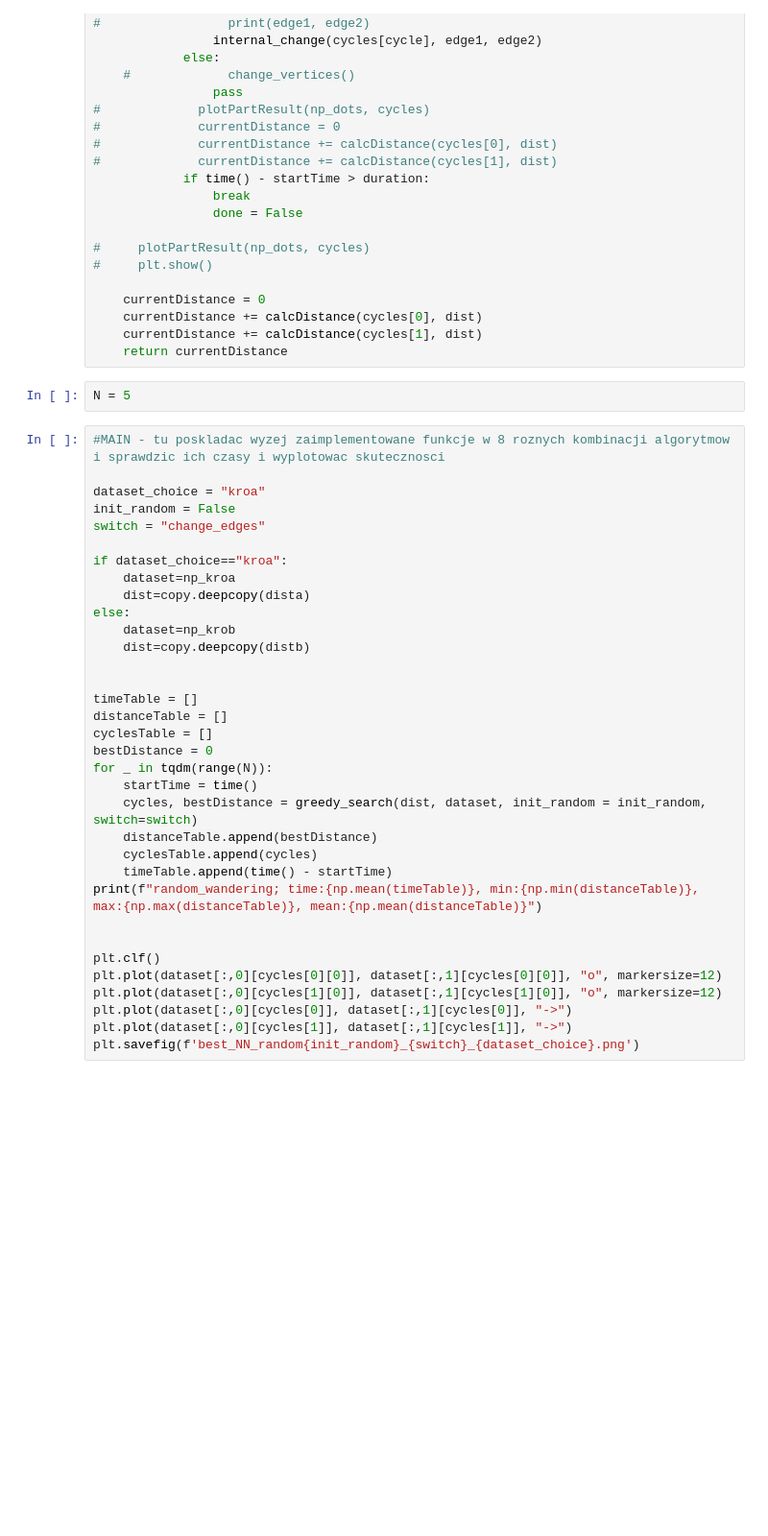
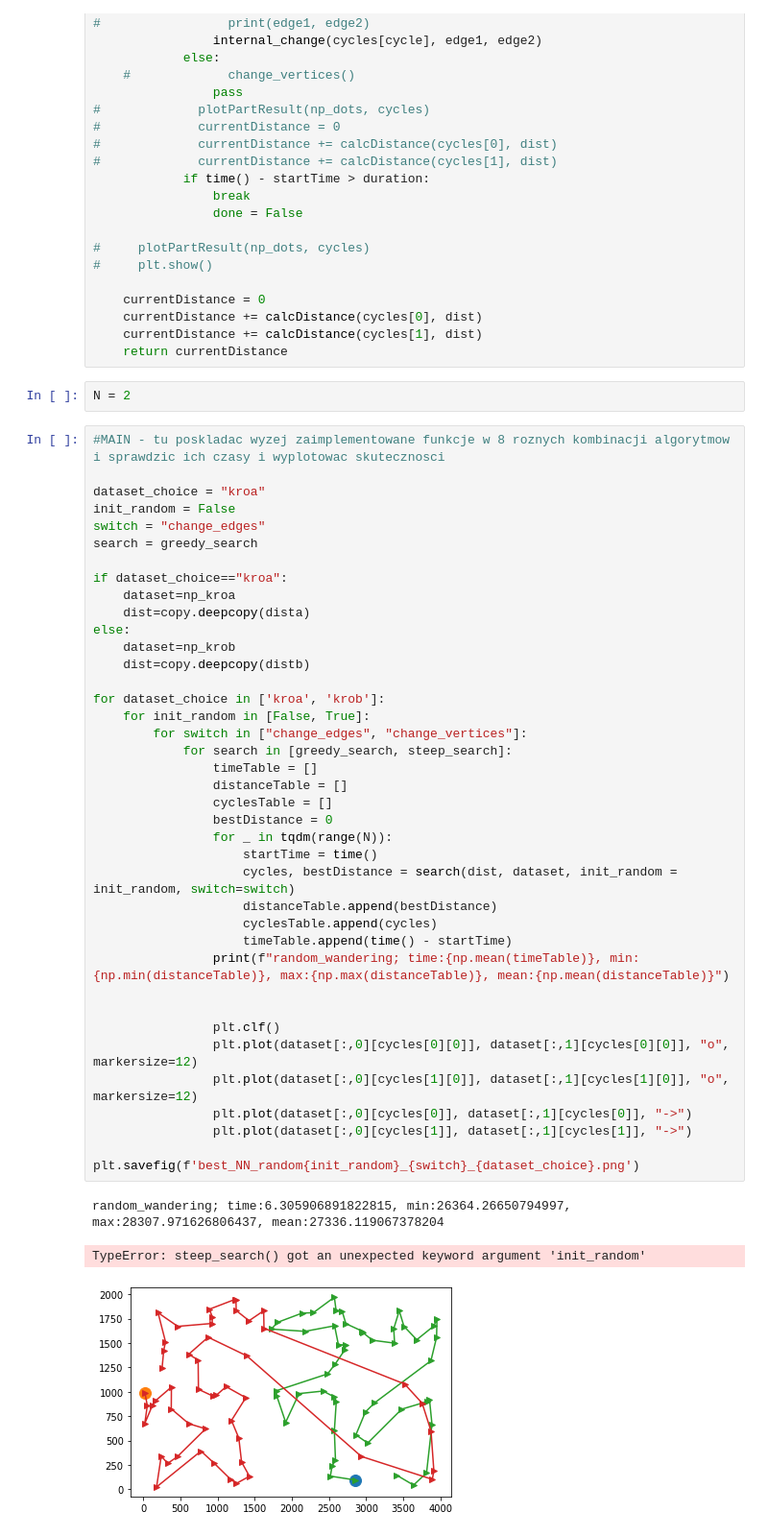
Before and after one commit to mikolaj-sienkiewicz/PP_Inteligente_Metody_Optymalizacji, a Jupyter notebook: Lab2/Lab2_Papito.ipynb, the cells around one changed output. Shown at 96% size. Cells and saved outputs as stored; diff of their text form; blank space fills up the shorter version.

```diff
--- a/Lab2/Lab2_Papito.ipynb
+++ b/Lab2/Lab2_Papito.ipynb
@@ -323,38 +323,46 @@ def random_wandering(dist, np_dots, duration, init_random = False, switch="chang
     currentDistance += calcDistance(cycles[1], dist)
     return currentDistance
 # %%
-N = 5
+N = 2
 # %%
 #MAIN - tu poskladac wyzej zaimplementowane funkcje w 8 roznych kombinacji algorytmow i sprawdzic ich czasy i wyplotowac skutecznosci
 
 dataset_choice = "kroa"
 init_random = False
 switch = "change_edges"
+search = greedy_search
 
 if dataset_choice=="kroa":
     dataset=np_kroa
     dist=copy.deepcopy(dista)
 else:
     dataset=np_krob
     dist=copy.deepcopy(distb)
 
-
-timeTable = []
-distanceTable = []
-cyclesTable = []
-bestDistance = 0
-for _ in tqdm(range(N)):
-    startTime = time()
-    cycles, bestDistance = greedy_search(dist, dataset, init_random = init_random, switch=switch)
-    distanceTable.append(bestDistance)
-    cyclesTable.append(cycles)
-    timeTable.append(time() - startTime)
-print(f"random_wandering; time:{np.mean(timeTable)}, min:{np.min(distanceTable)}, max:{np.max(distanceTable)}, mean:{np.mean(distanceTable)}")
+for dataset_choice in ['kroa', 'krob']:
+    for init_random in [False, True]:
+        for switch in ["change_edges", "change_vertices"]:
+            for search in [greedy_search, steep_search]:
+                timeTable = []
+                distanceTable = []
+                cyclesTable = []
+                bestDistance = 0
+                for _ in tqdm(range(N)):
+                    startTime = time()
+                    cycles, bestDistance = search(dist, dataset, init_random = init_random, switch=switch)
+                    distanceTable.append(bestDistance)
+                    cyclesTable.append(cycles)
+                    timeTable.append(time() - startTime)
+                print(f"random_wandering; time:{np.mean(timeTable)}, min:{np.min(distanceTable)}, max:{np.max(distanceTable)}, mean:{np.mean(distanceTable)}")
 
 
-plt.clf()
-plt.plot(dataset[:,0][cycles[0][0]], dataset[:,1][cycles[0][0]], "o", markersize=12)
-plt.plot(dataset[:,0][cycles[1][0]], dataset[:,1][cycles[1][0]], "o", markersize=12)
-plt.plot(dataset[:,0][cycles[0]], dataset[:,1][cycles[0]], "->")
-plt.plot(dataset[:,0][cycles[1]], dataset[:,1][cycles[1]], "->")
-plt.savefig(f'best_NN_random{init_random}_{switch}_{dataset_choice}.png')
+                plt.clf()
+                plt.plot(dataset[:,0][cycles[0][0]], dataset[:,1][cycles[0][0]], "o", markersize=12)
+                plt.plot(dataset[:,0][cycles[1][0]], dataset[:,1][cycles[1][0]], "o", markersize=12)
+                plt.plot(dataset[:,0][cycles[0]], dataset[:,1][cycles[0]], "->")
+                plt.plot(dataset[:,0][cycles[1]], dataset[:,1][cycles[1]], "->")
+                plt.savefig(f'best_NN_random{init_random}_{switch}_{dataset_choice}.png')
+# %% [output]
+random_wandering; time:6.305906891822815, min:26364.26650794997, max:28307.971626806437, mean:27336.119067378204
+TypeError: steep_search() got an unexpected keyword argument 'init_random'
+[figure, added]
```
Also changed, not shown: 2 other files.
